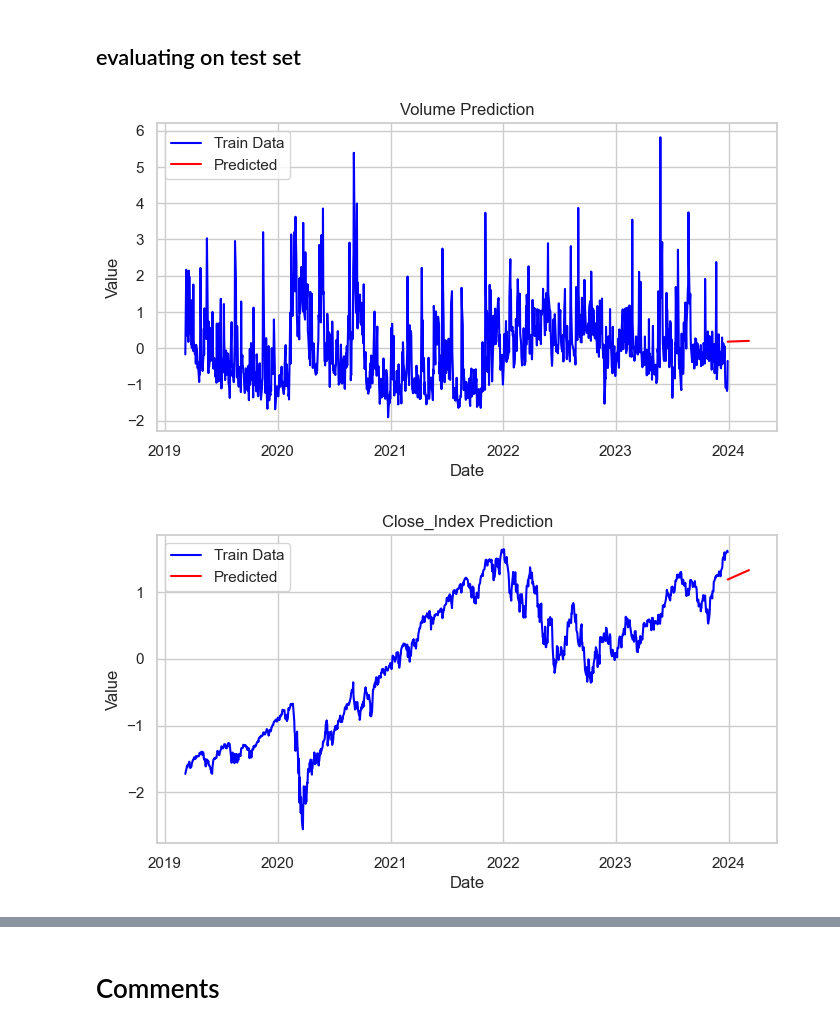
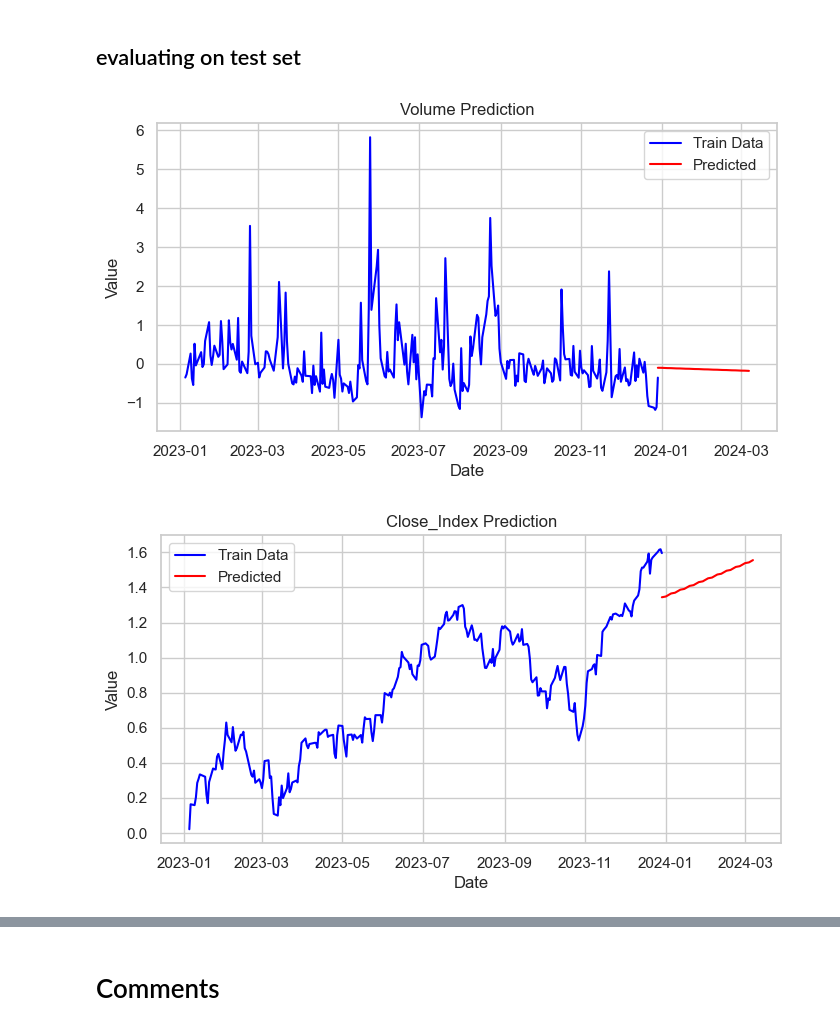
Before and after one commit to GustavLundberg1/LSTM-Neural-Network-for-Stock-Market-prediciton, a Jupyter notebook: main.ipynb, the cells around one changed output, grey strips where cells are left out. Saved outputs shown, nothing was run; the diff lists cells and outputs as text; code cells hidden in the pictures.

```diff
--- a/main.ipynb
+++ b/main.ipynb
@@ -541,12 +541,18 @@ def get_sentiment(description):
     sentiment_score = probs[0][sentiment_label].item()
     return sentiment_label, sentiment_score
 
+def adjust_sentiment_label(label):
+    return label - 1  # Adjust labels from default 0 to 4, to -1 to 3
+
 sentiments = news_df['Description'].apply(get_sentiment)
 
 
 news_df['Sentiment_Label'] = [sentiment[0] for sentiment in sentiments]
+news_df['Sentiment_Label'] = [adjust_sentiment_label(sentiment[0]) for sentiment in sentiments]
+
 news_df['Sentiment_Score'] = [sentiment[1] for sentiment in sentiments]
 
+news_df.drop(news_df.columns.difference(['Sentiment_Label']), axis=1, inplace=True)
 
 print(news_df)
 # %% [output]
@@ -583,8 +589,12 @@ index_values = pd.read_csv('SPX.csv')[['Date', 'Close']]
 index_values['Date'] = pd.to_datetime(index_values['Date'])
 index_values.set_index('Date', inplace=True)
 
-# Add a new column with the loaded index values
+# Add a new column with the loaded index values and sentiment label from news
 train_df = pd.merge(train_df, index_values, on='Date', how='left', suffixes=('', '_Index'))
+train_df = pd.merge(train_df, news_df[['Sentiment_Label']], left_index=True, right_index=True, how='left')
+
+# in case of no matching dates we fill with 0
+train_df['Sentiment_Label'].fillna(0, inplace=True)
 
 test_df = pd.read_csv('NVDA_test.csv')
 test_df.drop(columns=['Open', 'High', 'Low', 'Adj Close'], inplace=True)
@@ -606,10 +616,6 @@ test_df = normalize_data(test_df)
 feature_list = train_df.columns.to_list()
 n_features = len(feature_list)
 window_size = 3
-
-print(feature_list)
-print(train_df.tail())
-print(test_df.head())
 # %%
 import matplotlib.pyplot as plt
 import seaborn as sns
@@ -751,42 +776,40 @@ plt.show()
 ## evaluating on test set
 # %%
 def predict_future_values(train_df, feature_columns, future_days):
-    future_df = pd.DataFrame(index=pd.bdate_range(start=train_df.index[-1], periods=future_days))
+    start_date = '2023-01-05'
+    train_data = train_df.loc[start_date:]
+
+    future_df = pd.DataFrame(index=pd.bdate_range(start=train_data.index[-1], periods=future_days))
 
     for feature_column in feature_columns:
-
-
-        split = int(len(train_df) * 0.8)
-        train_data = train_df.iloc[:split]
-
         X_train = np.arange(len(train_data)).reshape(-1, 1)
         y_train = train_data[feature_column].values
 
         model = LinearRegression()
         model.fit(X_train, y_train)
 
         X_future = np.arange(len(train_data), len(train_data) + future_days).reshape(-1, 1)
         y_future_pred = model.predict(X_future)
 
         future_df[f'Predicted_{feature_column}'] = y_future_pred
 
         plt.figure(figsize=(8, 4))
-        plt.plot(train_df.index, train_df[feature_column], label='Train Data', color='blue')
+        plt.plot(train_data.index, train_data[feature_column], label='Train Data', color='blue')
         plt.plot(future_df.index, y_future_pred, label='Predicted', color='red')
         plt.title(f'{feature_column} Prediction')
         plt.xlabel('Date')
         plt.ylabel('Value')
         plt.legend()
         plt.show()
 
     return future_df
 
 future_features = feature_list.copy()
 future_features.remove('Close')
 future_days = 50
 future_df = predict_future_values(train_df, future_features, future_days)
 future_df = future_df.drop(future_df.index[:2], axis=0)
 future_df
 # %% [output]
-[figure, old version]
+[figure, new version]
-[figure, old version]
+[figure, new version]
```
Also changed, not shown: parts of 6 cells of this notebook, 1 other file.
